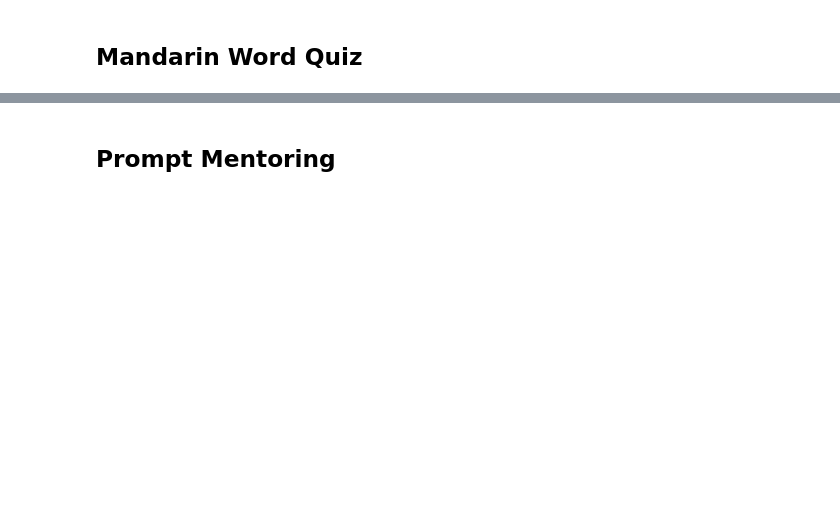
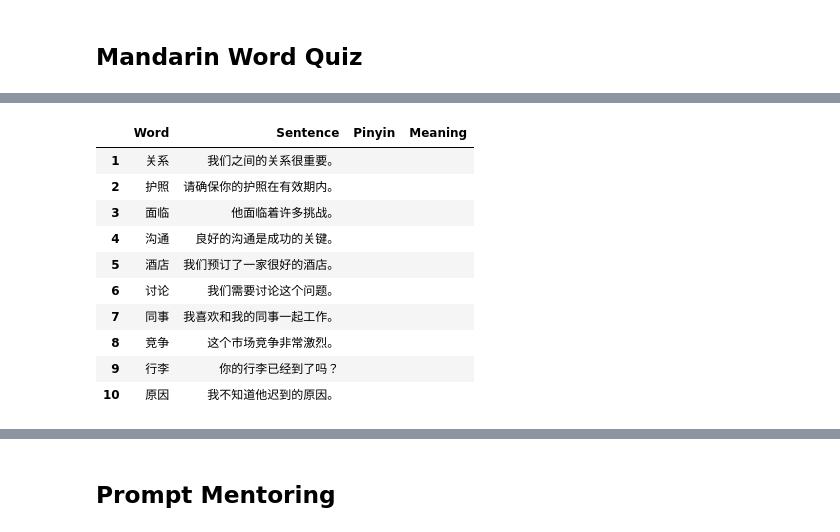
Before and after one commit to tuawong/GPT4LanguageLearning, a Jupyter notebook: GPT_ChineseWords.ipynb, the cells around one changed output, grey strips where cells are left out. Cells and saved outputs as stored; diff of their text form; code cells hidden in the pictures; blank space fills up the shorter version.

```diff
--- a/GPT_ChineseWords.ipynb
+++ b/GPT_ChineseWords.ipynb
@@ -416,0 +178,22 @@ df = df.loc[~df.Word.str.contains('--')]
+# %%
+quiz_prompt = get_prompt_generate_word_quiz(
+    word_dict=word_dict,
+    startfrom_date_filter='2024-09-22',
+)
+
+sample_response_translation = get_completion(prompt=quiz_prompt, temperature=temp)
+
+quiz = parse_table(sample_response_translation.choices[0].message.content)
+quiz
+# %% [output]
+|  | Word | Sentence | Pinyin | Meaning |
+| 1 | 关系 | 我们之间的关系很重要。 |  |  |
+| 2 | 护照 | 请确保你的护照在有效期内。 |  |  |
+| 3 | 面临 | 他面临着许多挑战。 |  |  |
+| 4 | 沟通 | 良好的沟通是成功的关键。 |  |  |
+| 5 | 酒店 | 我们预订了一家很好的酒店。 |  |  |
+| 6 | 讨论 | 我们需要讨论这个问题。 |  |  |
+| 7 | 同事 | 我喜欢和我的同事一起工作。 |  |  |
+| 8 | 竞争 | 这个市场竞争非常激烈。 |  |  |
+| 9 | 行李 | 你的行李已经到了吗？ |  |  |
+| 10 | 原因 | 我不知道他迟到的原因。 |  |  |
```
Also changed, not shown: parts of 23 cells of this notebook, 6 other files.
